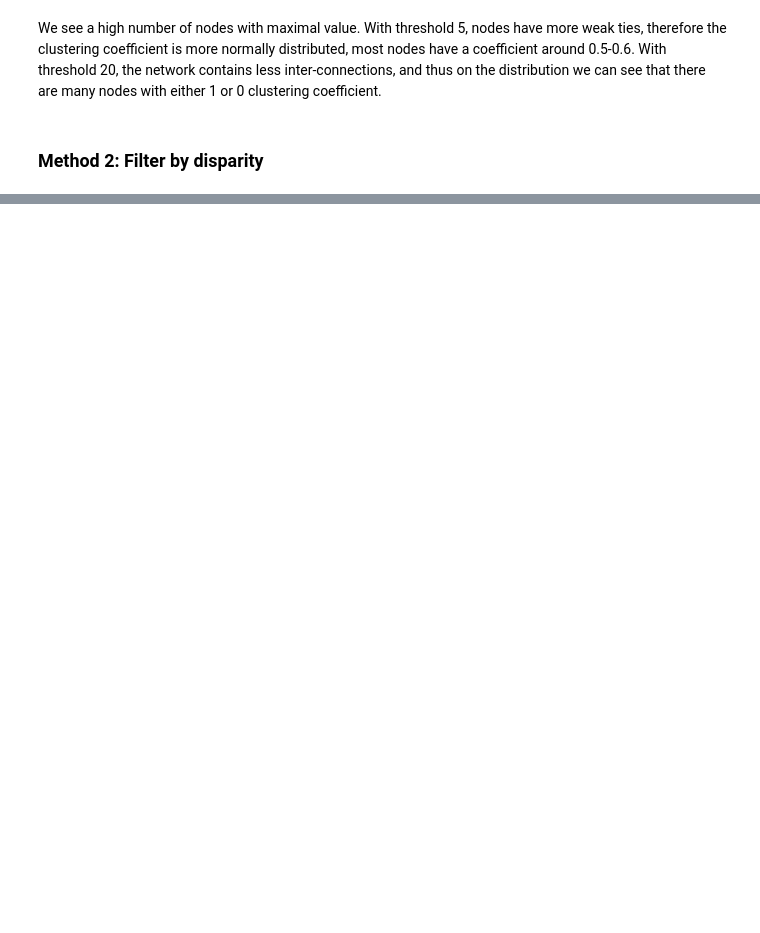
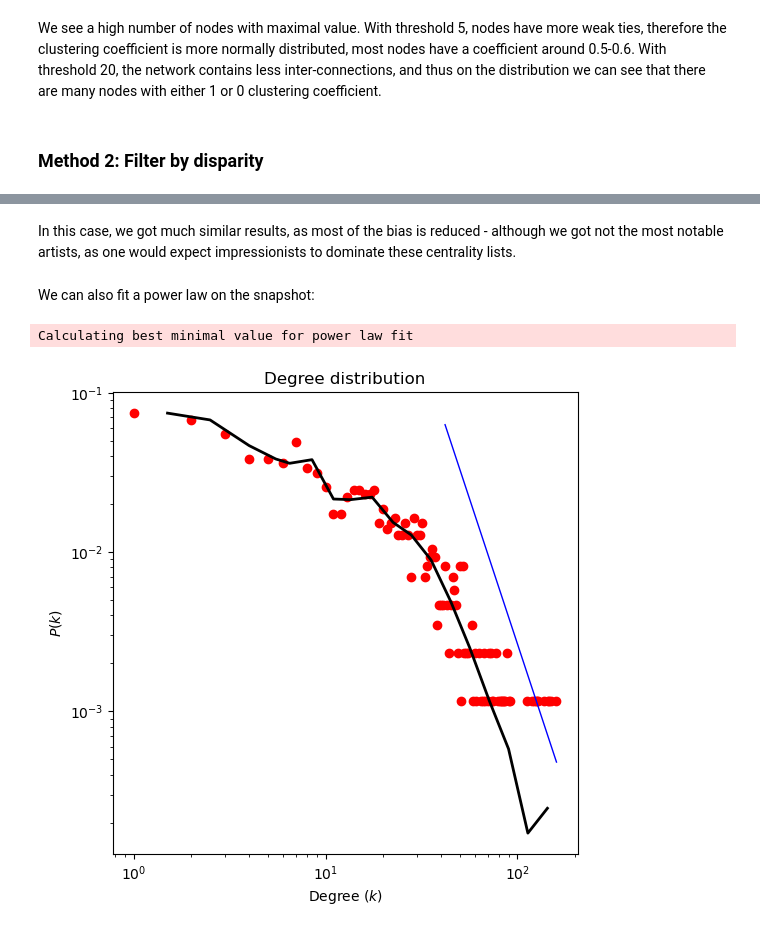
Before and after one commit to me9hanics/painter-network-exploration, a Jupyter notebook: painter_networks.ipynb, the cells around one changed output, grey strips where cells are left out. Cells and saved outputs as stored; diff of their text form; code cells hidden in the pictures; blank space fills up the shorter version.

```diff
--- a/painter_networks.ipynb
+++ b/painter_networks.ipynb
@@ -542,0 +805,9 @@ ax[0].set_title("Clustering coefficient distribution: Alpha 0.1");
+# %% [markdown]
+In this case, we got much similar results, as most of the bias is reduced - although we got not the most notable artists, as one would expect impressionists to dominate these centrality lists.
+# %% [markdown]
+We can also fit a power law on the snapshot:
+# %%
+plot.plot_deg_dist_fit_log_single(degrees)
+# %% [output]
+Calculating best minimal value for power law fit
+[figure, added]
```
Also changed, not shown: parts of 51 cells of this notebook, 2 other files.
